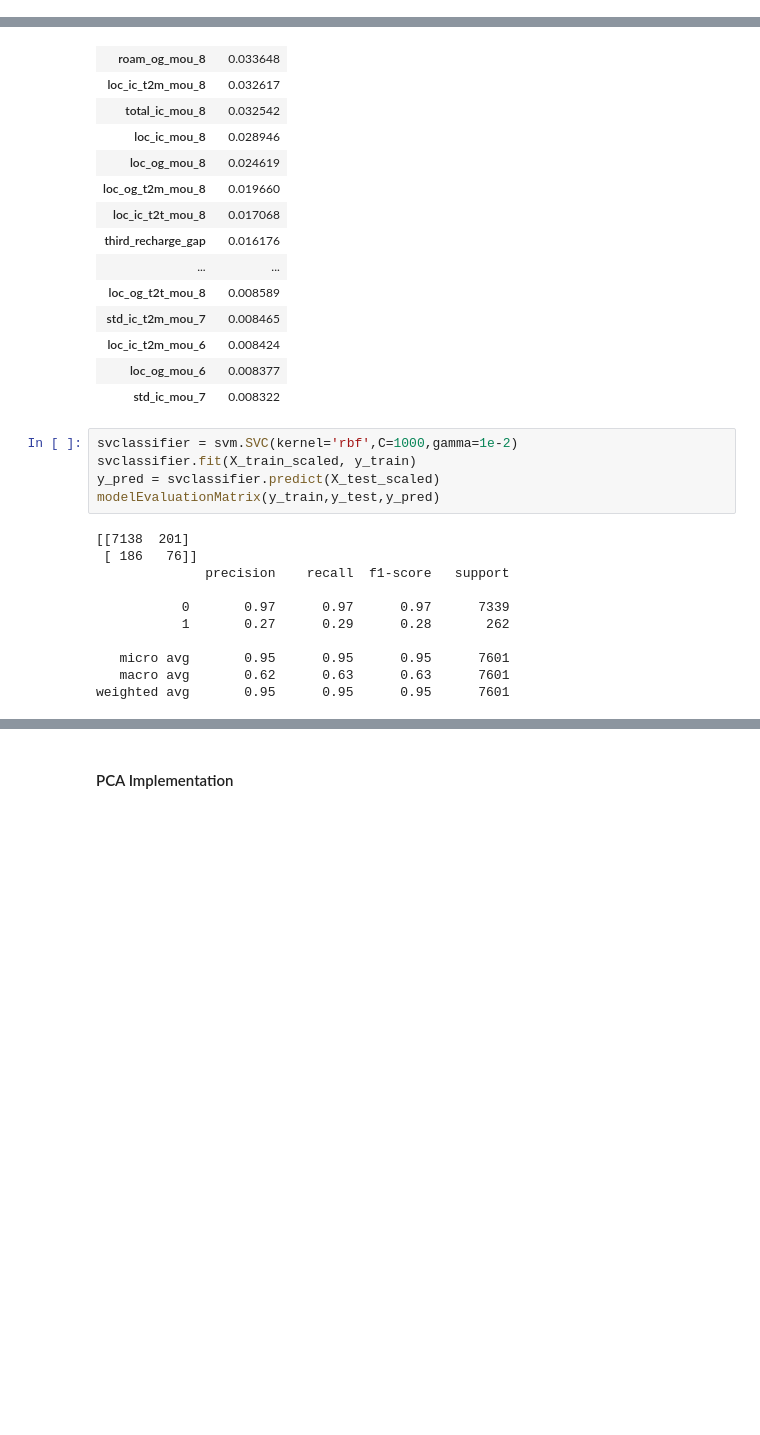
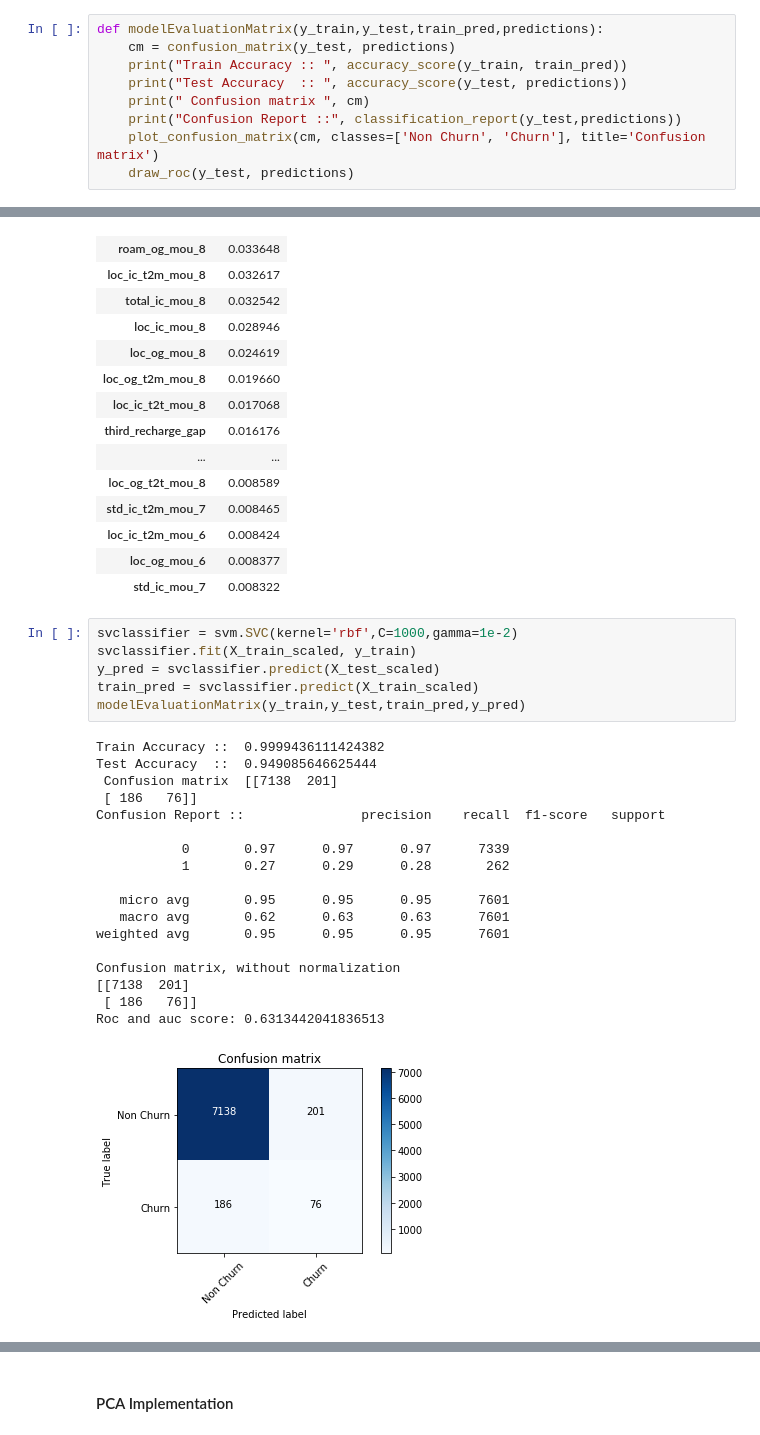
Before and after one commit to ykmanoj/Machine-Learning-Case-Study, a Jupyter notebook: Telcome_Churn/telcom-churn.ipynb, the cells around one changed output, grey strips where cells are left out. Saved outputs shown, nothing was run; the diff lists cells and outputs as text; blank space fills up the shorter version.

```diff
--- a/Telcome_Churn/telcom-churn.ipynb
+++ b/Telcome_Churn/telcom-churn.ipynb
@@ -356,3 +351,12 @@ Features sorted by their rank:
  (77, 'loc_ic_t2o_mou'),
  (78, 'std_og_t2o_mou'),
  (79, 'loc_og_t2o_mou')]
+# %%
+def modelEvaluationMatrix(y_train,y_test,train_pred,predictions):
+    cm = confusion_matrix(y_test, predictions)
+    print("Train Accuracy :: ", accuracy_score(y_train, train_pred))
+    print("Test Accuracy  :: ", accuracy_score(y_test, predictions))
+    print(" Confusion matrix ", cm)
+    print("Confusion Report ::", classification_report(y_test,predictions))
+    plot_confusion_matrix(cm, classes=['Non Churn', 'Churn'], title='Confusion matrix')
+    draw_roc(y_test, predictions)
@@ -404,16 +481,25 @@ feature_importances[0:50]
 # %%
 svclassifier = svm.SVC(kernel='rbf',C=1000,gamma=1e-2)
 svclassifier.fit(X_train_scaled, y_train)
 y_pred = svclassifier.predict(X_test_scaled)
-modelEvaluationMatrix(y_train,y_test,y_pred)
+train_pred = svclassifier.predict(X_train_scaled)
+modelEvaluationMatrix(y_train,y_test,train_pred,y_pred)
 # %% [output]
-[[7138  201]
+Train Accuracy ::  0.9999436111424382
+Test Accuracy  ::  0.949085646625444
+ Confusion matrix  [[7138  201]
  [ 186   76]]
-              precision    recall  f1-score   support
+Confusion Report ::               precision    recall  f1-score   support
 
            0       0.97      0.97      0.97      7339
            1       0.27      0.29      0.28       262
 
    micro avg       0.95      0.95      0.95      7601
    macro avg       0.62      0.63      0.63      7601
 weighted avg       0.95      0.95      0.95      7601
+
+Confusion matrix, without normalization
+[[7138  201]
+ [ 186   76]]
+Roc and auc score: 0.6313442041836513
+[figure, added]
```
Also changed, not shown: parts of 22 cells of this notebook.
